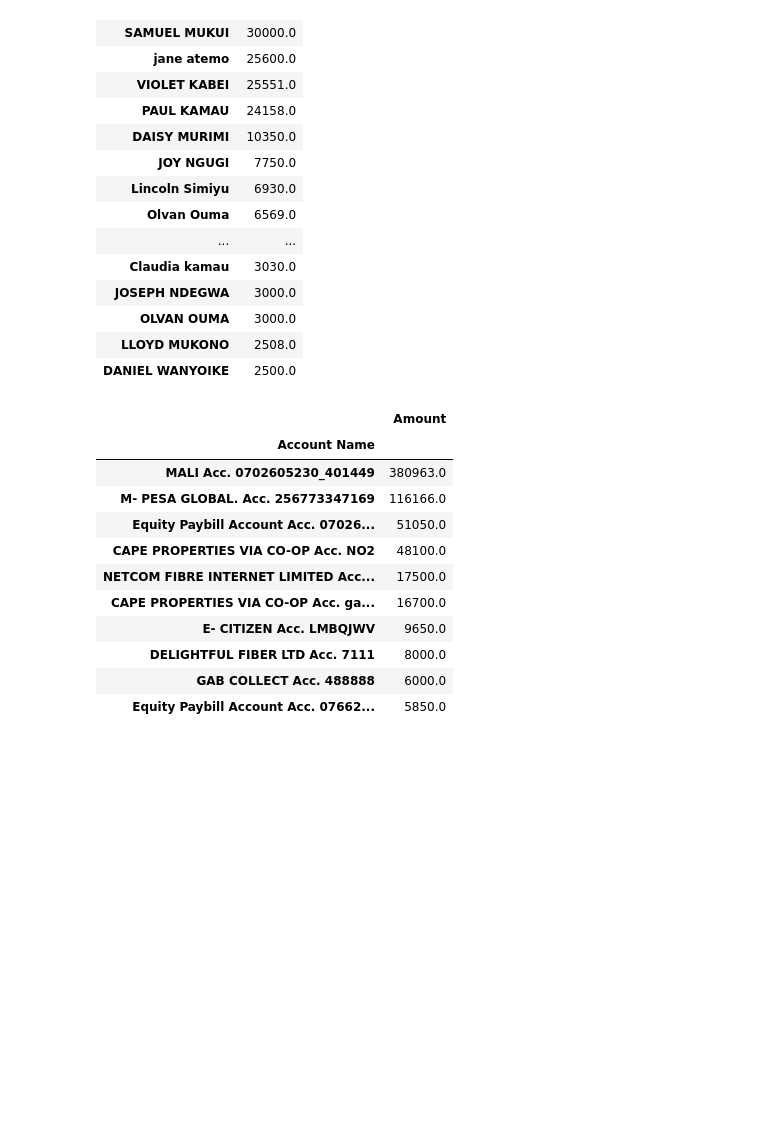
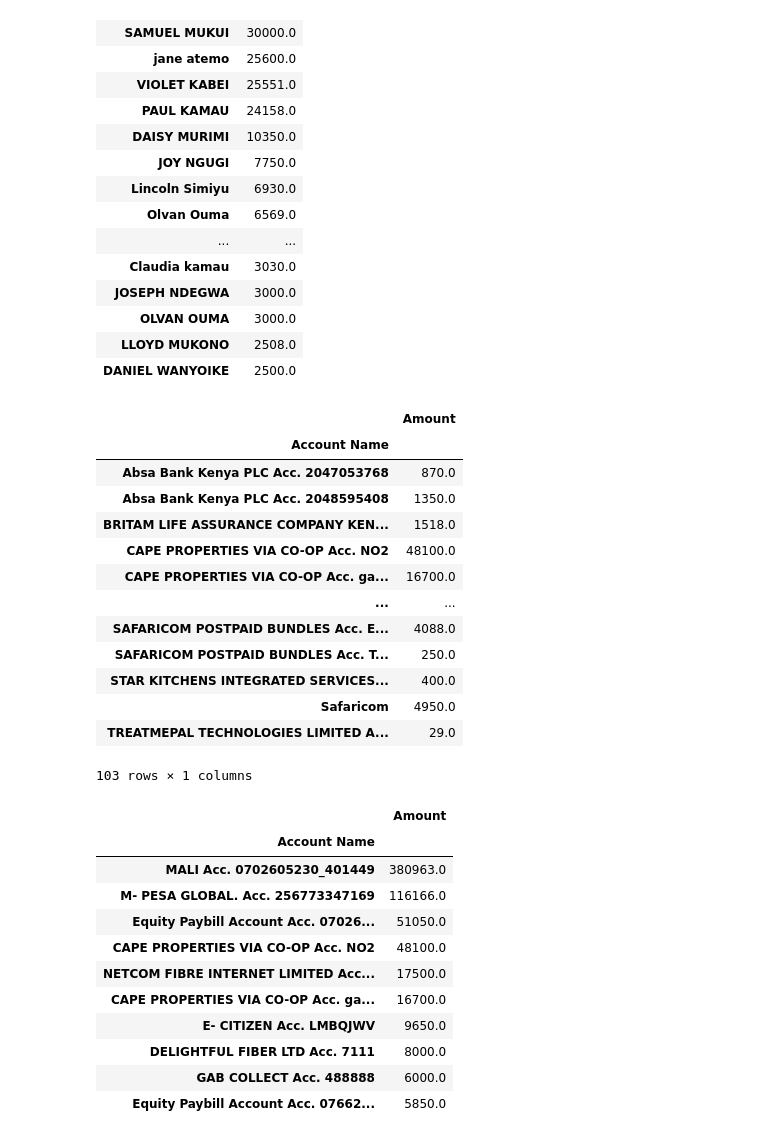
Before and after one commit to Addyzee/statement-app, a Jupyter notebook: backend/app/analysis/temp.ipynb, the cells around one changed output. Drawn from its saved outputs; the diff is of its cells as text; code cells hidden in the pictures; blank space fills up the shorter version.

```diff
--- a/backend/app/analysis/temp.ipynb
+++ b/backend/app/analysis/temp.ipynb
@@ -212,6 +212,23 @@ transactions.loc[(transactions["Type"] == "Send money") & (transactions["Directi
 | OLVAN OUMA | 3000.0 |
 | LLOYD MUKONO | 2508.0 |
 | DANIEL WANYOIKE | 2500.0 |
+# %%
+transactions.loc[transactions["Type"] == "Paybill", ["Amount", "Account Name"]].groupby("Account Name").sum()
+# %% [output]
+|  | Amount |
+| Account Name |  |
+| Absa Bank Kenya PLC Acc. 2047053768 | 870.0 |
+| Absa Bank Kenya PLC Acc. 2048595408 | 1350.0 |
+| BRITAM LIFE ASSURANCE COMPANY KEN... | 1518.0 |
+| CAPE PROPERTIES VIA CO-OP Acc. NO2 | 48100.0 |
+| CAPE PROPERTIES VIA CO-OP Acc. ga... | 16700.0 |
+| ... | ... |
+| SAFARICOM POSTPAID BUNDLES Acc. E... | 4088.0 |
+| SAFARICOM POSTPAID BUNDLES Acc. T... | 250.0 |
+| STAR KITCHENS INTEGRATED SERVICES... | 400.0 |
+| Safaricom | 4950.0 |
+| TREATMEPAL TECHNOLOGIES LIMITED A... | 29.0 |
+103 rows × 1 columns
 # %%
 transactions.loc[(transactions["Type"] == "Paybill") & (transactions["Direction"]=="Out"),["Amount","Account Name"]].groupby('Account Name',group_keys=False).sum().nlargest(10,"Amount")
 # %% [output]
```
Also changed, not shown: parts of 4 cells of this notebook, 6 other files.
